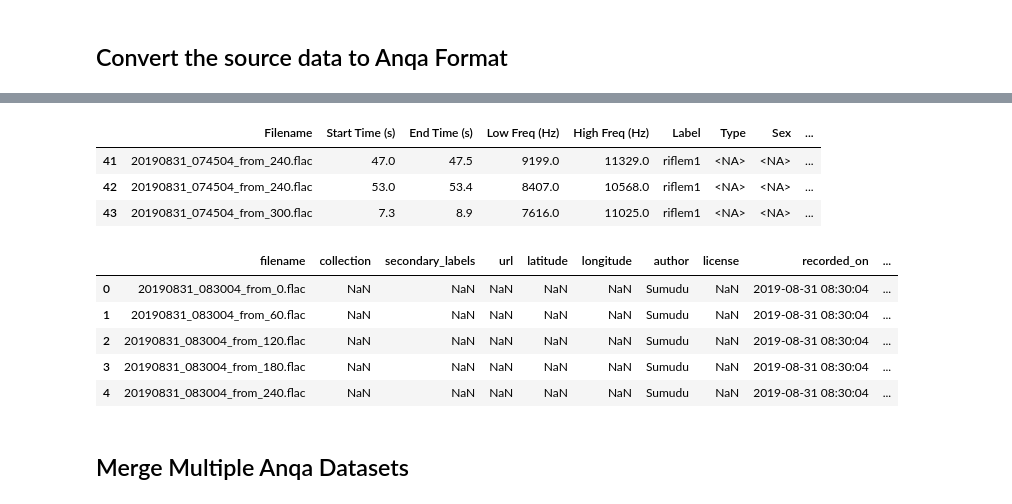
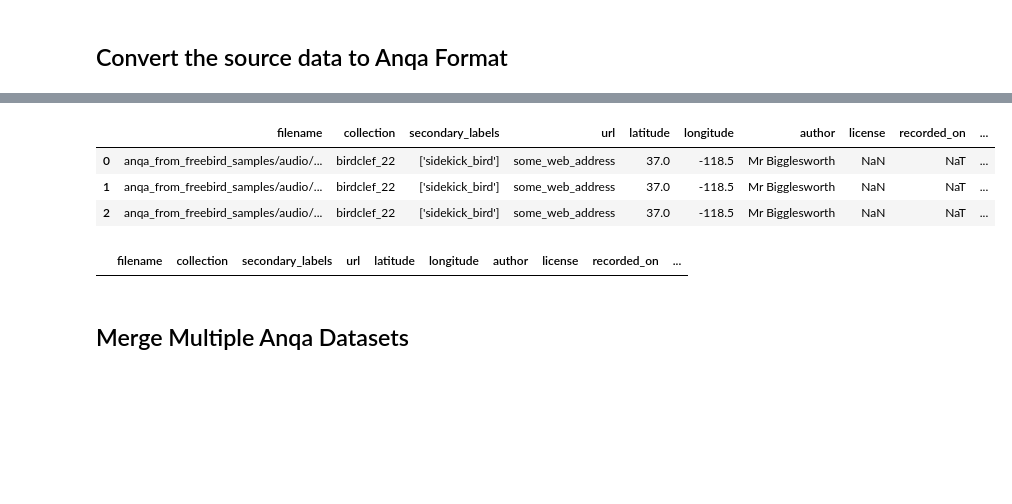
Before and after one commit to Wologman/wildpytools, a Jupyter notebook: demo_notebooks/bird_call_reformat.ipynb, the cells around one changed output, grey strips where cells are left out. Drawn from its saved outputs; the diff is of its cells as text; code cells hidden in the pictures; blank space fills up the shorter version.

```diff
--- a/demo_notebooks/bird_call_reformat.ipynb
+++ b/demo_notebooks/bird_call_reformat.ipynb
@@ -83,17 +78,15 @@ from pathlib import Path
 project_root = str(Path().resolve().parent)
 # %%
 #Note: 'anqa_destn' must differ from source directory if saving new audio files
-source_type = 'avianz' #'bc-zenodo', #any of: 'anqa', 'raven', 'birdclef', 'bc-zenodo', 'avianz', 'freebird'
+source = 'freebird_samples'  #raven_samples, birdclef_samples, bc-zenodo_samples, avianz_samples,
 notebook_use = {'project_root': project_root,
-                'source': 'janzoon',
-                'source_type': source_type,
-                #'anqa_destn': project_root + f'/data/sample_label_formats/small_anqa_datasets/anqa_from_{source_type}',
-                #'merger_folder': project_root +  '/data/sample_label_formats/small_anqa_datasets',
-                'anqa_destn': '/media/olly/Seagate Hub/NZ_Anqa',
-                'merger_folder': '/media/olly/Seagate Hub/NZ_Anqa',
+                'source': source,
+                'anqa_destn': project_root + f'/data/sample_label_formats/small_anqa_datasets/anqa_from_{source}',
+                'merger_folder': project_root +  '/data/sample_label_formats/small_anqa_datasets',
                 'debug': True,
                 'max_seconds': 60,  #Segment and/or crop any data type to this maximum length
-                'crop_method': 'keep_all', #any of 'keep_all', 'random',  in future: 'max_annotations', 'max_detections'
+                'max_buffer_seconds': 1, #If cropping around bounding boxes a buffer up to this value will be added
+                'crop_method': 'bbox', #'keep_all', #any of 'bbox', 'keep_all', 'random',  in future: 'max_annotations', 'max_detections'
                 'padding': None, # Any of 'pad', 'noise', 'zero', None
                 'save_new_flac_files': True, # If true the original source will be re-written into .flac files of length max_seconds
                 'tabular_save_suffix': 'parquet' #csv
@@ -222,13 +216,14 @@ loader_kwargs = {
 # %%
 class Config():
     def __init__(self, options: dict, data_sources: dict):
-        self.SOURCE_DATA_TYPE = options['source_type']
+        self.SOURCE_DATA_TYPE = data_sources[options['source']].get('source_type')
         self.DEBUG = options['debug']
         self.MAX_SECONDS = options['max_seconds']
         self.CROP_METHOD = options['crop_method']
         self.PADDING = options['padding']
         self.SAVE_NEW_FLAC_FILES = options['save_new_flac_files']
-        self.SAVE_RAVEN_SELECTIONS = False # User must manually change at end of the notebook if wanted
+        self.MERGE_ANQA_DATASETS = False  # User must manually change at end of the notebook if wanted
+        self.SAVE_RAVEN_SELECTIONS = False  # User must manually change at end of the notebook if wanted
         self.SOURCE_NAME = self.SAVE_NAME = None
         _naming_cols = data_sources[options['source']].get('naming_cols')
         if _naming_cols is not None:
@@ -240,8 +235,6 @@ class Config():
 class FilePaths():
     def __init__(self, notebook_use: dict, data_sources: dict):
         _source = notebook_use['source']
-        _source_type = notebook_use['source_type']
-
         _tabular_save_suffix = notebook_use['tabular_save_suffix']
         _source_cfg = data_sources[_source]
         _metadata = _source_cfg.get('metadata_path')
@@ -401,19 +394,18 @@ df_label, df_meta = detect_animal_sound(df_label, df_meta)
 # %% [markdown]
 ## Convert the source data to Anqa Format
 # %%
-converter = ToAnqa(
-                    source_dir=paths.AUDIO_FILES,
-                    destn_dir=paths.ANQA_DESTN,
-                    name_map=save_name_map,
-                    save_audio=config.SAVE_NEW_FLAC_FILES,
-                    max_seconds=config.MAX_SECONDS,
-                    end_padding=config.PADDING,
-                    crop_method=config.CROP_METHOD,
-                    n_jobs=4,
-                    destn_depth=config.DESTN_DEPTH,
-                    )
+converter = ToAnqa(source_dir=paths.AUDIO_FILES,
+                   destn_dir=paths.ANQA_DESTN,
+                   name_map=save_name_map,
+                   save_audio=config.SAVE_NEW_FLAC_FILES,
+                   crop_method=config.CROP_METHOD,
+                   n_jobs=4,
+                   destn_depth=config.DESTN_DEPTH,
+                   )
 
 df_labels, df_meta = converter.convert_all(df_label, df_meta)
+# %%
+pd.set_option("display.max_colwidth", None)
 # %%
 df_labels.head(3)
 # %% [output]
@@ -424,19 +416,15 @@ df_labels.head(3)
-# %%
-df_labels.tail(3)
-# %% [output]
-|  | Filename | Start Time (s) | End Time (s) | Low Freq (Hz) | High Freq (Hz) | Label | Type | Sex | ... |
-| 41 | 20190831_074504_from_240.flac | 47.0 | 47.5 | 9199.0 | 11329.0 | riflem1 | <NA> | <NA> | ... |
-| 42 | 20190831_074504_from_240.flac | 53.0 | 53.4 | 8407.0 | 10568.0 | riflem1 | <NA> | <NA> | ... |
-| 43 | 20190831_074504_from_300.flac | 7.3 | 8.9 | 7616.0 | 11025.0 | riflem1 | <NA> | <NA> | ... |
 # %%
-df_meta.head()
+df_meta.head(3)
 # %% [output]
 |  | filename | collection | secondary_labels | url | latitude | longitude | author | license | recorded_on | ... |
-| 0 | 20190831_083004_from_0.flac | NaN | NaN | NaN | NaN | NaN | Sumudu | NaN | 2019-08-31 08:30:04 | ... |
-| 1 | 20190831_083004_from_60.flac | NaN | NaN | NaN | NaN | NaN | Sumudu | NaN | 2019-08-31 08:30:04 | ... |
-| 2 | 20190831_083004_from_120.flac | NaN | NaN | NaN | NaN | NaN | Sumudu | NaN | 2019-08-31 08:30:04 | ... |
-| 3 | 20190831_083004_from_180.flac | NaN | NaN | NaN | NaN | NaN | Sumudu | NaN | 2019-08-31 08:30:04 | ... |
-| 4 | 20190831_083004_from_240.flac | NaN | NaN | NaN | NaN | NaN | Sumudu | NaN | 2019-08-31 08:30:04 | ... |
+| 0 | anqa_from_freebird_samples/audio/... | birdclef_22 | ['sidekick_bird'] | some_web_address | 37.0 | -118.5 | Mr Bigglesworth | NaN | NaT | ... |
+| 1 | anqa_from_freebird_samples/audio/... | birdclef_22 | ['sidekick_bird'] | some_web_address | 37.0 | -118.5 | Mr Bigglesworth | NaN | NaT | ... |
+| 2 | anqa_from_freebird_samples/audio/... | birdclef_22 | ['sidekick_bird'] | some_web_address | 37.0 | -118.5 | Mr Bigglesworth | NaN | NaT | ... |
+# %%
+dupe_filenames = df_meta[df_meta['filename'].duplicated(keep=False)]
+dupe_filenames
+# %% [output]
+|  | filename | collection | secondary_labels | url | latitude | longitude | author | license | recorded_on | ... |
 # %%
 save_dataframe(df_meta, paths.METADATA_DESTN, index=False)
 save_dataframe(df_labels, paths.ANNOTATIONS_DESTN, index=False)
```
Also changed, not shown: parts of 12 cells of this notebook.
